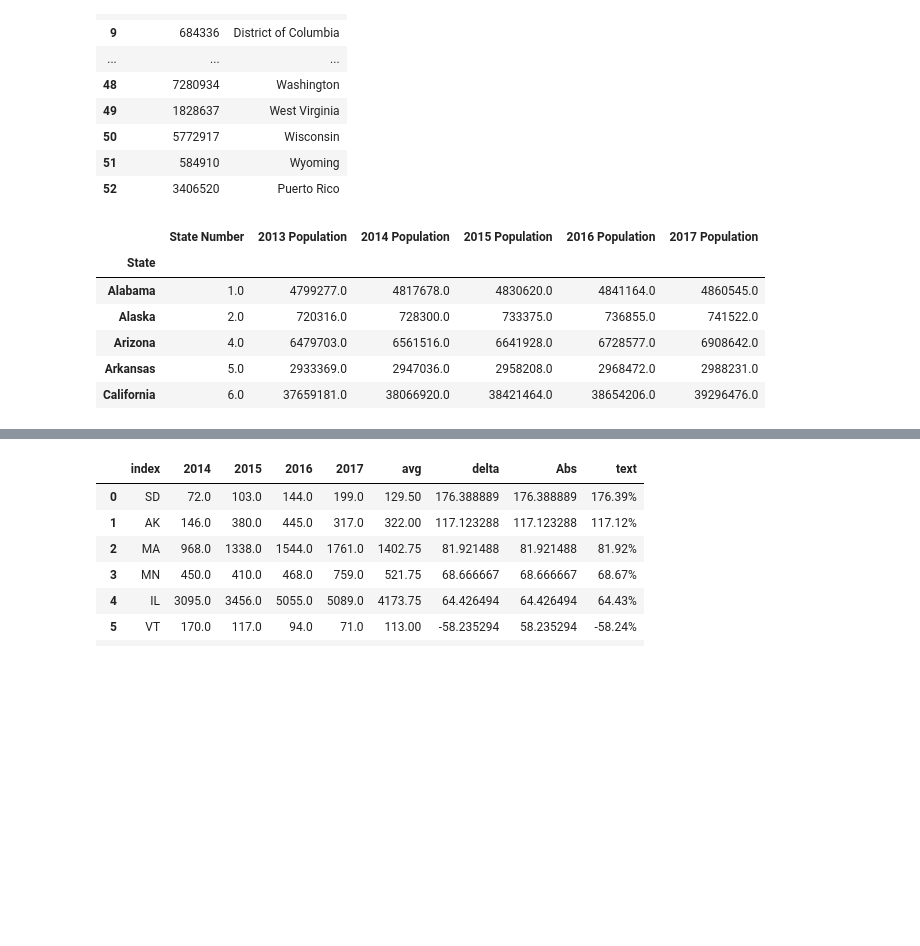
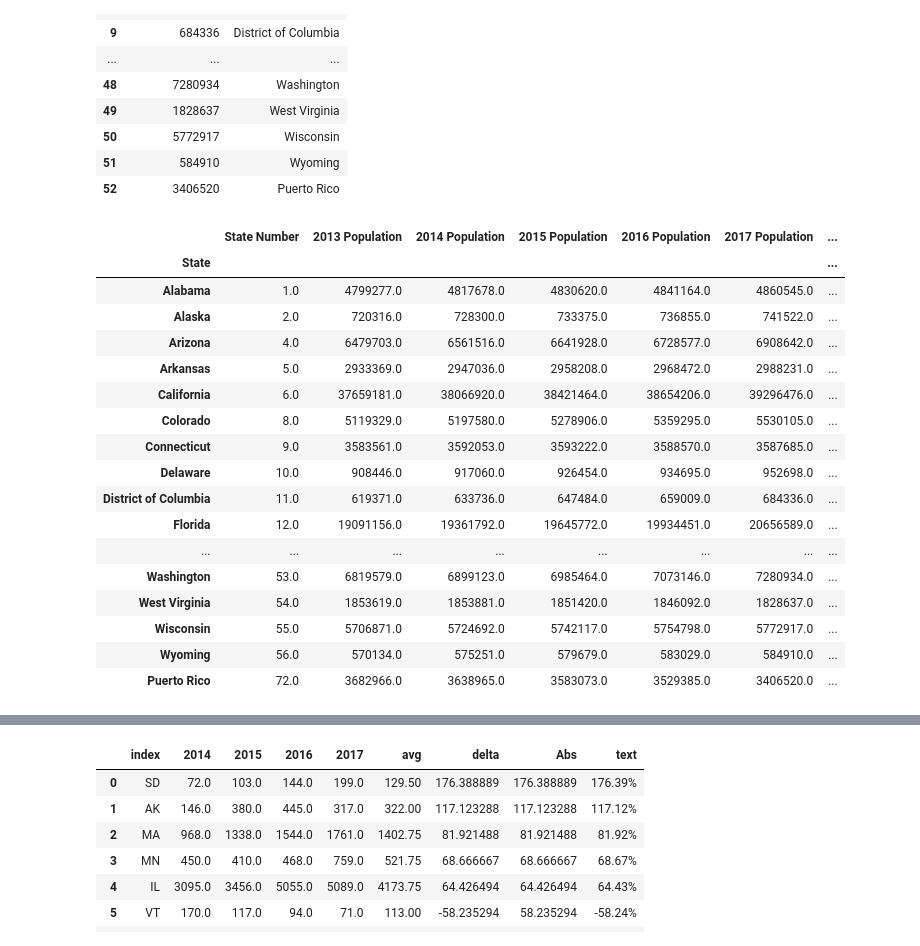
Before and after one commit to Vallito/Project_1, a Jupyter notebook: census_data.ipynb, the cells around one changed output, grey strips where cells are left out. Drawn from its saved outputs; the diff is of its cells as text; code cells hidden in the pictures; blank space fills up the shorter version.

```diff
--- a/census_data.ipynb
+++ b/census_data.ipynb
@@ -57,17 +56,31 @@ for year in years:
 # %%
 merge_census = pop_2017.merge(dfholder[0]).merge(dfholder[1]).merge(dfholder[2]).merge(dfholder[3]).set_index(['State'])
 census_df = merge_census[['State Number','2013 Population','2014 Population','2015 Population','2016 Population','2017 Population']].astype(float)
 #census_df = merge_census.astype(float)
 census_df.head()
 census_df.to_csv('census_df.csv')
+census_df["Percent Change"] = (census_df['2017 Population']-census_df['2014 Population'])/census_df['2014 Population']*100
+census_df_percent = census_df.style.format({'Percent Change': '{:.2f}%'})
+census_df
 # %% [output]
-|  | State Number | 2013 Population | 2014 Population | 2015 Population | 2016 Population | 2017 Population |
-| State |  |  |  |  |  |  |
-| Alabama | 1.0 | 4799277.0 | 4817678.0 | 4830620.0 | 4841164.0 | 4860545.0 |
-| Alaska | 2.0 | 720316.0 | 728300.0 | 733375.0 | 736855.0 | 741522.0 |
-| Arizona | 4.0 | 6479703.0 | 6561516.0 | 6641928.0 | 6728577.0 | 6908642.0 |
-| Arkansas | 5.0 | 2933369.0 | 2947036.0 | 2958208.0 | 2968472.0 | 2988231.0 |
-| California | 6.0 | 37659181.0 | 38066920.0 | 38421464.0 | 38654206.0 | 39296476.0 |
+|  | State Number | 2013 Population | 2014 Population | 2015 Population | 2016 Population | 2017 Population | ... |
+| State |  |  |  |  |  |  | ... |
+| Alabama | 1.0 | 4799277.0 | 4817678.0 | 4830620.0 | 4841164.0 | 4860545.0 | ... |
+| Alaska | 2.0 | 720316.0 | 728300.0 | 733375.0 | 736855.0 | 741522.0 | ... |
+| Arizona | 4.0 | 6479703.0 | 6561516.0 | 6641928.0 | 6728577.0 | 6908642.0 | ... |
+| Arkansas | 5.0 | 2933369.0 | 2947036.0 | 2958208.0 | 2968472.0 | 2988231.0 | ... |
+| California | 6.0 | 37659181.0 | 38066920.0 | 38421464.0 | 38654206.0 | 39296476.0 | ... |
+| Colorado | 8.0 | 5119329.0 | 5197580.0 | 5278906.0 | 5359295.0 | 5530105.0 | ... |
+| Connecticut | 9.0 | 3583561.0 | 3592053.0 | 3593222.0 | 3588570.0 | 3587685.0 | ... |
+| Delaware | 10.0 | 908446.0 | 917060.0 | 926454.0 | 934695.0 | 952698.0 | ... |
+| District of Columbia | 11.0 | 619371.0 | 633736.0 | 647484.0 | 659009.0 | 684336.0 | ... |
+| Florida | 12.0 | 19091156.0 | 19361792.0 | 19645772.0 | 19934451.0 | 20656589.0 | ... |
+| ... | ... | ... | ... | ... | ... | ... | ... |
+| Washington | 53.0 | 6819579.0 | 6899123.0 | 6985464.0 | 7073146.0 | 7280934.0 | ... |
+| West Virginia | 54.0 | 1853619.0 | 1853881.0 | 1851420.0 | 1846092.0 | 1828637.0 | ... |
+| Wisconsin | 55.0 | 5706871.0 | 5724692.0 | 5742117.0 | 5754798.0 | 5772917.0 | ... |
+| Wyoming | 56.0 | 570134.0 | 575251.0 | 579679.0 | 583029.0 | 584910.0 | ... |
+| Puerto Rico | 72.0 | 3682966.0 | 3638965.0 | 3583073.0 | 3529385.0 | 3406520.0 | ... |
 # %%
 pop_scaled = census_df[["2013 Population","2014 Population", "2016 Population","2017 Population"]]/100000
 pop_change =pd.DataFrame((census_df['2017 Population']-census_df['2014 Population'])/census_df['2014 Population'])*100
```
Also changed, not shown: parts of 2 cells of this notebook.
